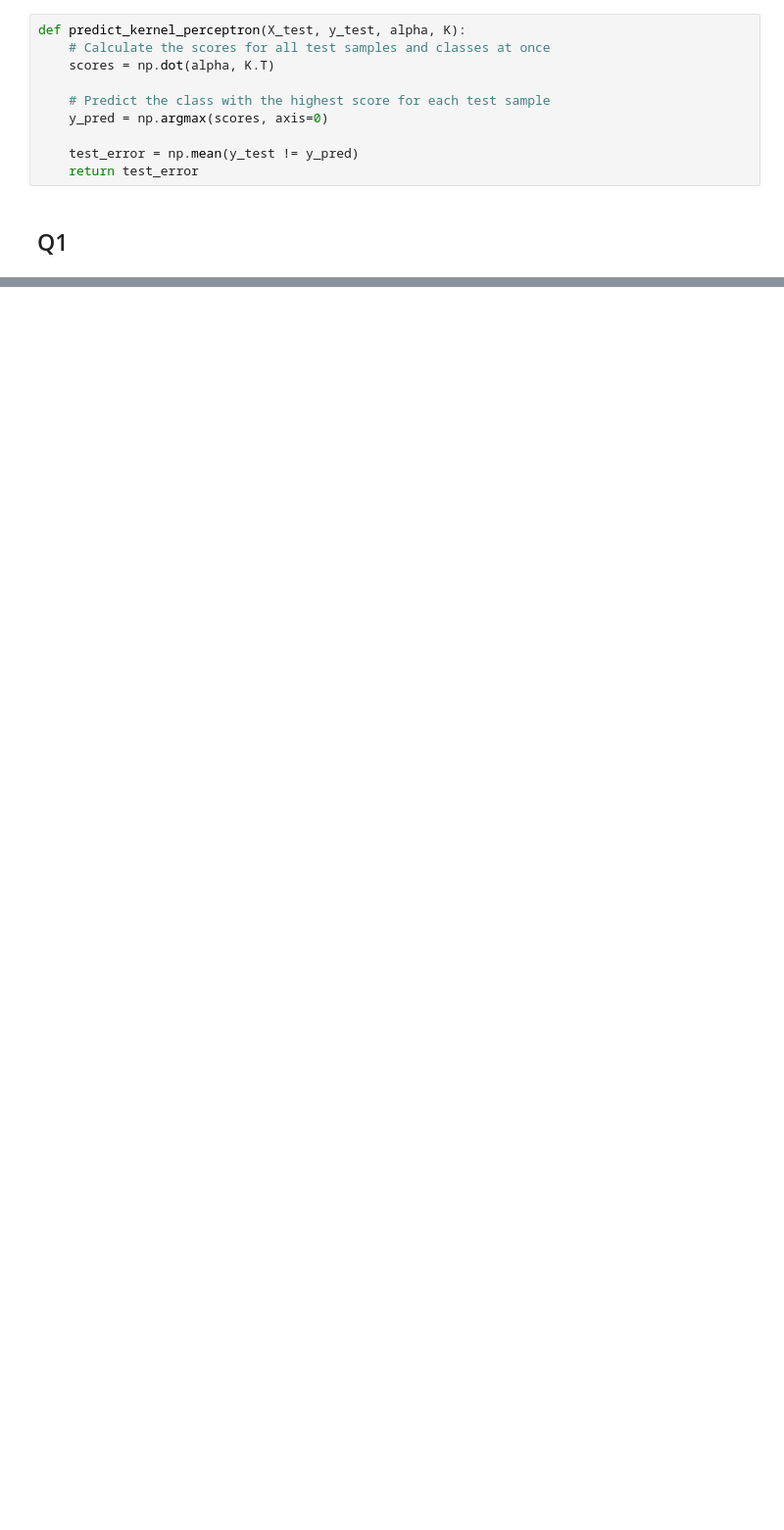
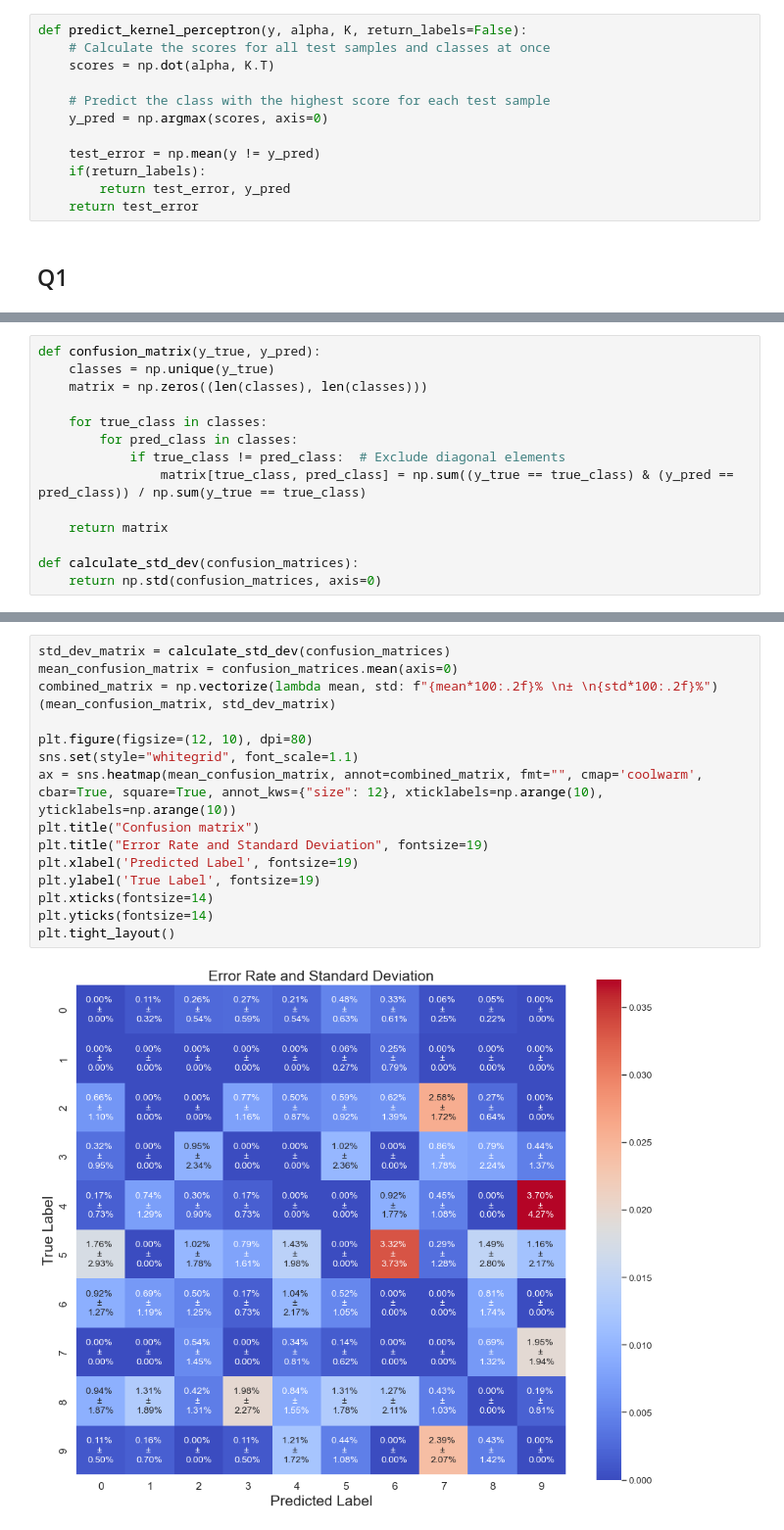
Before and after one commit to marcali/Supervised_Learning_CW2, a Jupyter notebook: KernelPerceptron.ipynb, the cells around one changed output, grey strips where cells are left out. Shown at 98% size. Drawn from its saved outputs; the diff is of its cells as text; blank space fills up the shorter version.

```diff
--- a/KernelPerceptron.ipynb
+++ b/KernelPerceptron.ipynb
@@ -138,12 +102,14 @@ def train_kernel_perceptron_online(X, y, alpha, K, i, n_classes):
 # %%
-def predict_kernel_perceptron(X_test, y_test, alpha, K):
+def predict_kernel_perceptron(y, alpha, K, return_labels=False):
     # Calculate the scores for all test samples and classes at once
     scores = np.dot(alpha, K.T)
 
     # Predict the class with the highest score for each test sample
     y_pred = np.argmax(scores, axis=0)
 
-    test_error = np.mean(y_test != y_pred)
+    test_error = np.mean(y != y_pred)
+    if(return_labels):
+        return test_error, y_pred
     return test_error
 # %% [markdown]
 ## Q1
@@ -302,0 +295,14 @@ Mean std test errors [0. 0. 0. 0. 0. 0. 0.]
+# %%
+def confusion_matrix(y_true, y_pred):
+    classes = np.unique(y_true)
+    matrix = np.zeros((len(classes), len(classes)))
+
+    for true_class in classes:
+        for pred_class in classes:
+            if true_class != pred_class:  # Exclude diagonal elements
+                matrix[true_class, pred_class] = np.sum((y_true == true_class) & (y_pred == pred_class)) / np.sum(y_true == true_class)
+
+    return matrix
+
+def calculate_std_dev(confusion_matrices):
+    return np.std(confusion_matrices, axis=0)
@@ -302,0 +363,17 @@ Mean std test errors [0. 0. 0. 0. 0. 0. 0.]
+# %%
+std_dev_matrix = calculate_std_dev(confusion_matrices)
+mean_confusion_matrix = confusion_matrices.mean(axis=0)
+combined_matrix = np.vectorize(lambda mean, std: f"{mean*100:.2f}% \n± \n{std*100:.2f}%")(mean_confusion_matrix, std_dev_matrix)
+
+plt.figure(figsize=(12, 10), dpi=80)
+sns.set(style="whitegrid", font_scale=1.1)
+ax = sns.heatmap(mean_confusion_matrix, annot=combined_matrix, fmt="", cmap='coolwarm', cbar=True, square=True, annot_kws={"size": 12}, xticklabels=np.arange(10), yticklabels=np.arange(10))
+plt.title("Confusion matrix")
+plt.title("Error Rate and Standard Deviation", fontsize=19)
+plt.xlabel('Predicted Label', fontsize=19)
+plt.ylabel('True Label', fontsize=19)
+plt.xticks(fontsize=14)
+plt.yticks(fontsize=14)
+plt.tight_layout()
+# %% [output]
+[figure, added]
```
Also changed, not shown: parts of 17 cells of this notebook, 1 other file.
